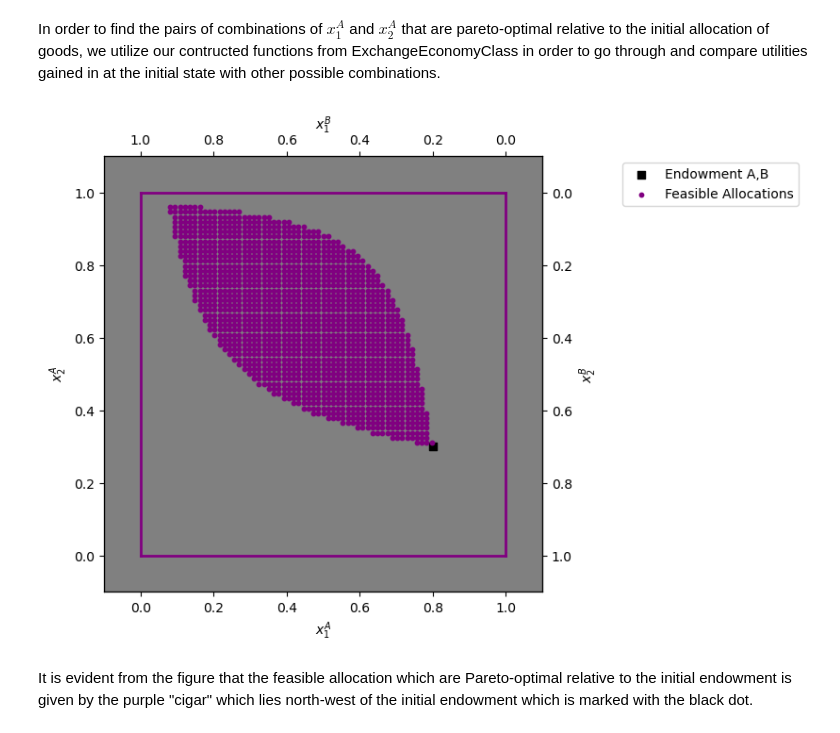
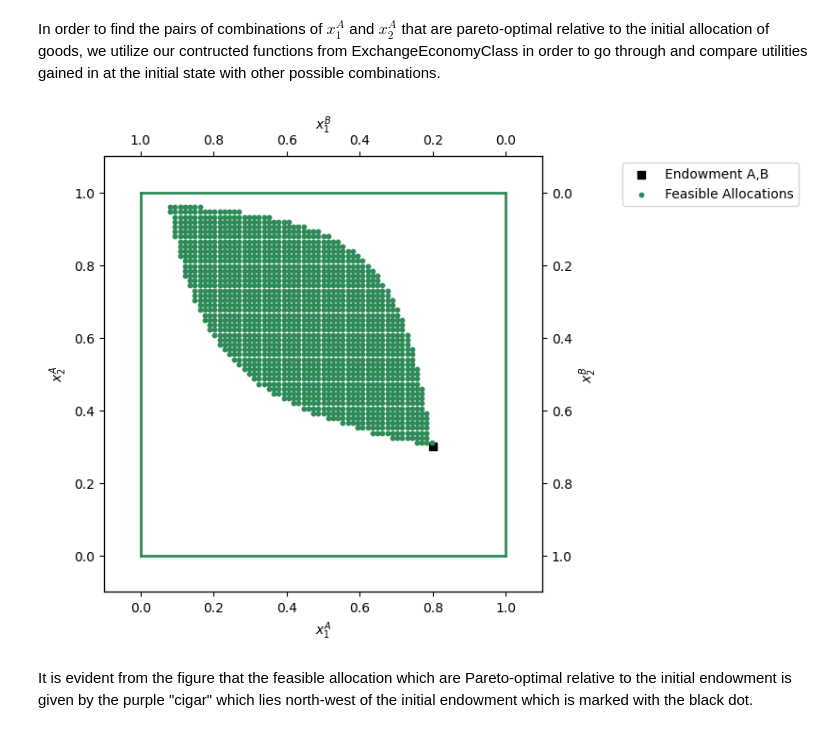
Before and after one commit to NumEconCopenhagen/projects-2024-anders-2-don-1, a Jupyter notebook: inauguralproject/inauguralproject.ipynb, the cells around one changed output. Drawn from its saved outputs; the diff is of its cells as text; code cells hidden in the pictures.

```diff
--- a/inauguralproject/inauguralproject.ipynb
+++ b/inauguralproject/inauguralproject.ipynb
@@ -20,7 +20,7 @@ from inauguralproject import ExchangeEconomyClass2
 import matplotlib.pyplot as plt
 from scipy.optimize import minimize
 
-maincolor = 'purple'
+maincolor = 'seagreen'
 # %% [output]
 The autoreload extension is already loaded. To reload it, use:
   %reload_ext autoreload
@@ -67,7 +67,7 @@ for x1A in x1A_values:
 fig = plt.figure(frameon=False, figsize=(6, 6), dpi=100)
 
 ax_A = fig.add_subplot(1, 1, 1)
-ax_A.set_facecolor('grey')
+ax_A.set_facecolor('white')
 ax_A.set_xlabel("$x_1^A$")
 ax_A.set_ylabel("$x_2^A$")
 
@@ -75,34 +75,34 @@ temp = ax_A.twinx()
 temp.set_ylabel("$x_2^B$")
 ax_B = temp.twiny()
 ax_B.set_xlabel("$x_1^B$")
 ax_B.invert_xaxis()
 ax_B.invert_yaxis()
 
 # Scatter plot for A's endowment point
 ax_A.scatter(par.w1A, par.w2A, marker='s', color='black', label='Endowment A,B')
 #ax_B.scatter(1-par.w1A, 1-par.w2A, marker='s', color='brown', label='Endowment B')  # Endowment B is the mirror of A's
 
 # Plot the feasible allocations
 ax_A.scatter(feasible_x1A, feasible_x2A, color=maincolor, s=10, label='Feasible Allocations')
 
 # Draw the box representing the limits of the total endowment
 ax_A.plot([0, w1bar], [0, 0], lw=2, color=maincolor)
 ax_A.plot([0, w1bar], [w2bar, w2bar], lw=2, color=maincolor)
 ax_A.plot([0, 0], [0, w2bar], lw=2, color=maincolor)
 ax_A.plot([w1bar, w1bar], [0, w2bar], lw=2, color=maincolor)
 
 ax_A.set_xlim([-0.1, w1bar + 0.1])
 ax_A.set_ylim([-0.1, w2bar + 0.1])
 ax_B.set_xlim([w1bar + 0.1, -0.1])
 ax_B.set_ylim([w2bar + 0.1, -0.1])
 
 # Legend
 ax_A.legend(frameon=True, loc='upper right', bbox_to_anchor=(1.6, 1.0))
 
 # Show the plot
 plt.show()
 # %% [output]
-[figure, old version]
+[figure, new version]
 # %% [markdown]
 It is evident from the figure that the feasible allocation which are Pareto-optimal relative to the initial endowment is given by the purple "cigar" which lies north-west of the initial endowment which is marked with the black dot.
 # %% [markdown]
```
Also changed, not shown: parts of 6 cells of this notebook.
